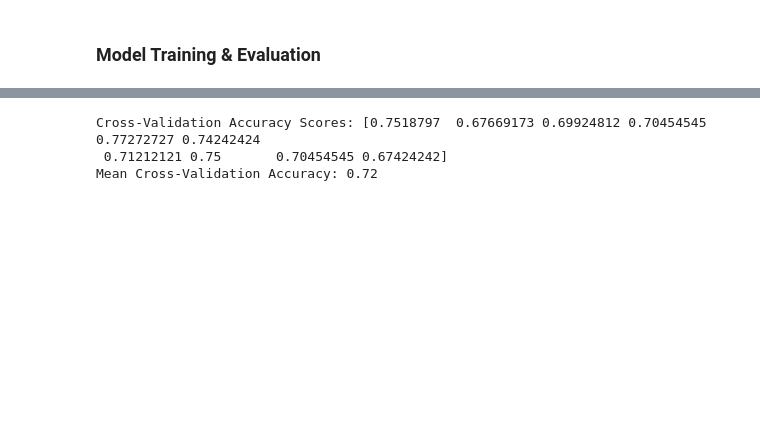
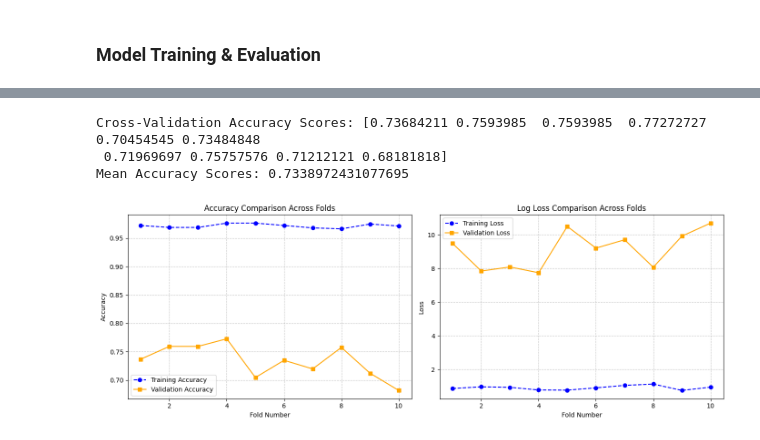
Before and after one commit to amjadAwad95/sentiment-analysis, a Jupyter notebook: main.ipynb, the cells around one changed output, grey strips where cells are left out. Cells and saved outputs as stored; diff of their text form; code cells hidden in the pictures; blank space fills up the shorter version.

```diff
--- a/main.ipynb
+++ b/main.ipynb
@@ -585,3 +584,4 @@ sentiment_data.head()
 # %%
-sentiment_data=sentiment_data.drop("text", axis=1)
-sentiment_data.head()
+sentiment_data=sentiment_data.drop(
+    ["text","capitalized_ratio","ellipsis_count","ing_word_count","ed_word_count","positive_emoji_count",
+     "negative_emoji_count"], axis=1)
@@ -702,6 +709,18 @@ class KFoldEvaluate(ModelEvaluate):
 
     def evaluate(self,model):
         k_fold = KFold(**self.params)
+        cv_scores = cross_validate(model, self.X_train, self.y_train, cv=k_fold, scoring=self.scoring,return_train_score=True)
+        return cv_scores
+
+class CrossValidationEvaluate(ModelEvaluate):
+    def __init__(self,X_train,y_train,scoring,params):
+        self.X_train=X_train
+        self.y_train=y_train
+        self.scoring=scoring
+        self.params=params
+
+    def evaluate(self,model):
+        k_fold = KFold(**self.params)
         cv_scores = cross_val_score(model, self.X_train, self.y_train, cv=k_fold, scoring=self.scoring)
         return cv_scores
 
@@ -764,3 +867,14 @@ from sklearn.preprocessing import StandardScaler
 scaler=StandardScaler()
 X_train_scaler=scaler.fit_transform(X_train)
 X_test_scaler=scaler.transform(X_test)
+# %%
+accuracy_evaluate=AcuracyEvaluate(X_test,y_test)
+precision_evaluate=PrecisionEvaluate(X_test,y_test)
+recall_evaluate=RecallEvaluate(X_test,y_test)
+f1_evaluate=F1Evaluate(X_test,y_test)
+k_fold=KFoldEvaluate(X_train,y_train,scoring=["accuracy", "neg_log_loss"],params={"n_splits" :10,
+                        "shuffle" : True, "random_state" : 42})
+
+
+cross_validation_evaluate = CrossValidationEvaluate(X_train,y_train,scoring="accuracy",
+                                                    params={"n_splits" :10,"shuffle" : True, "random_state" : 42})
@@ -767,12 +892,17 @@ X_test_scaler=scaler.transform(X_test)
 # %%
-gnb_model=GaussianNBTrain(X_train,y_train)
-model=gnb_model.train()
+gnb=GaussianNBTrain(X_train,y_train)
+gnb_model=gnb.train()
+
+cross_validation=cross_validation_evaluate.evaluate(gnb_model)
+print(f"Cross-Validation Accuracy Scores: {cross_validation}")
+print(f"Mean Accuracy Scores: {cross_validation.mean()}")
+# %% [output]
+Cross-Validation Accuracy Scores: [0.73684211 0.7593985  0.7593985  0.77272727 0.70454545 0.73484848
+ 0.71969697 0.75757576 0.71212121 0.68181818]
+Mean Accuracy Scores: 0.7338972431077695
 # %%
-cv_scores = k_fold.evaluate(model)
-print(f"Cross-Validation Accuracy Scores: {cv_scores}")
-print(f"Mean Cross-Validation Accuracy: {cv_scores.mean():.2f}")
+cv_scores = k_fold.evaluate(gnb_model)
+TrainingValidationPlot(cv_scores).visualize()
 # %% [output]
-Cross-Validation Accuracy Scores: [0.7518797  0.67669173 0.69924812 0.70454545 0.77272727 0.74242424
- 0.71212121 0.75       0.70454545 0.67424242]
-Mean Cross-Validation Accuracy: 0.72
+[figure, added]
 # %%
```
Also changed, not shown: parts of 28 cells of this notebook.
